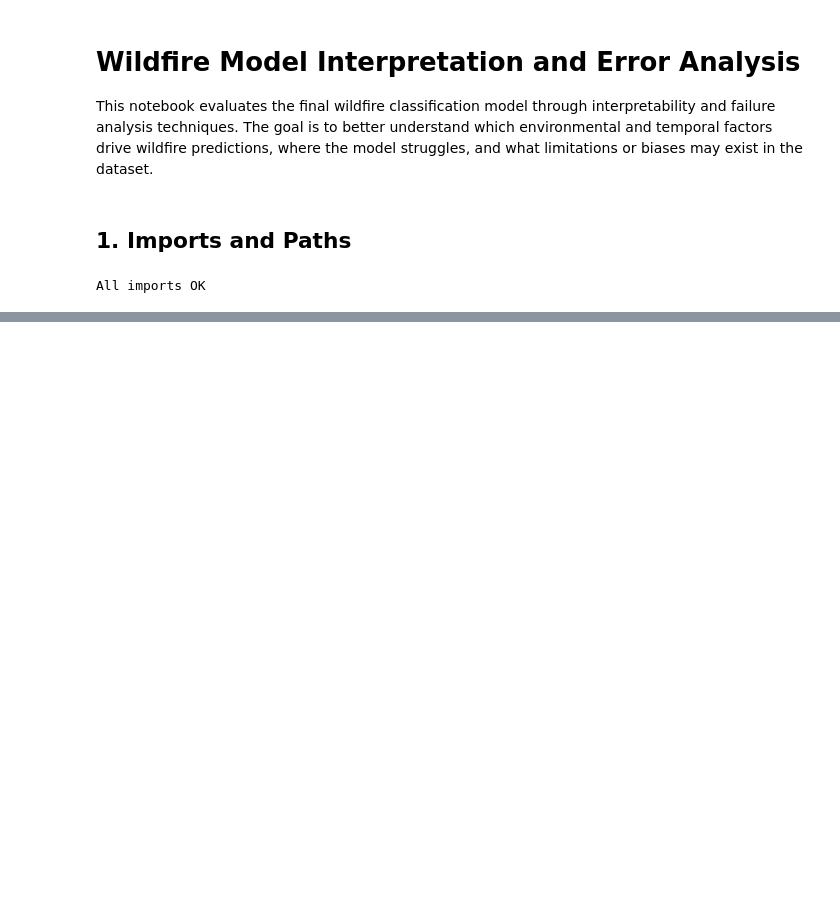
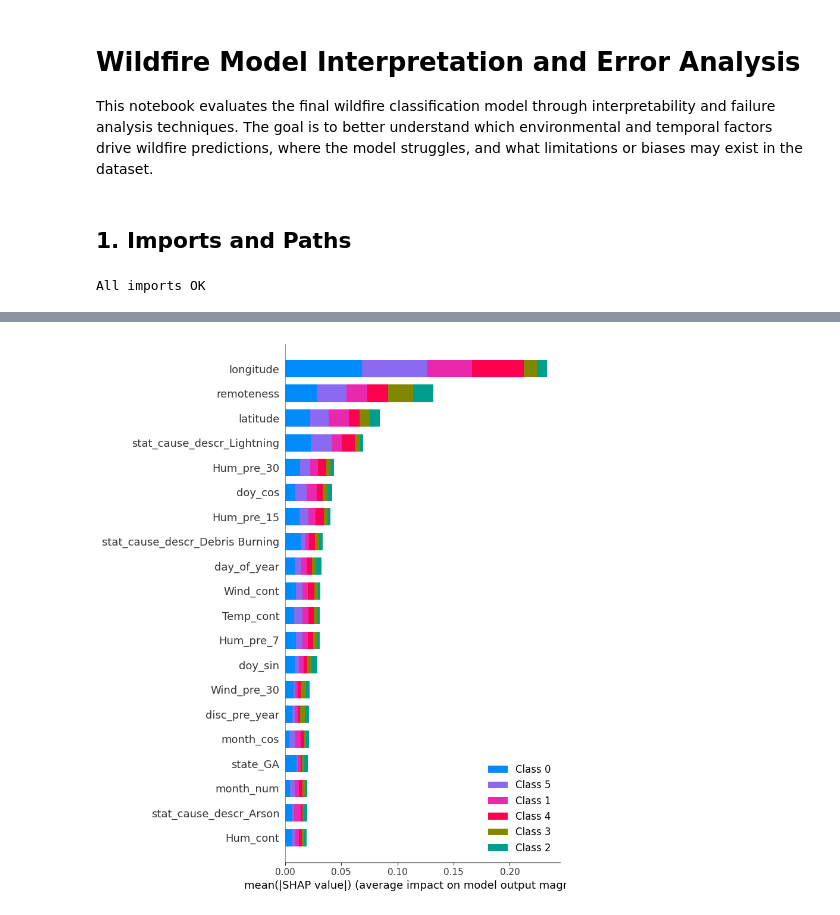
Before and after one commit to ryanntompkins/AIML-Final, a Jupyter notebook: notebooks/wildfire_interpretation.ipynb, the cells around one changed output, grey strips where cells are left out. Drawn from its saved outputs; the diff is of its cells as text; code cells hidden in the pictures; blank space fills up the shorter version.

```diff
--- a/notebooks/wildfire_interpretation.ipynb
+++ b/notebooks/wildfire_interpretation.ipynb
@@ -67,0 +330,9 @@ FileNotFoundError: [Errno 2] No such file or directory: '../outputs/best_model_r
+# %%
+# convert transformed SHAP data into dataframe with feature names
+X_shap_named = pd.DataFrame(
+    X_shap_transformed,
+    columns=feature_names
+)
+
+print(X_shap_named.shape)
+X_shap_named.head()
@@ -67,0 +348,15 @@ FileNotFoundError: [Errno 2] No such file or directory: '../outputs/best_model_r
+# %%
+## compute values
+explainer = shap.TreeExplainer(final_model)
+
+shap_values = explainer.shap_values(X_shap_named)
+# %%
+## summary plot
+## bar
+shap.summary_plot(
+    shap_values,
+    X_shap_named,
+    plot_type="bar"
+)
+# %% [output]
+[figure, added]
```
Also changed, not shown: parts of 26 cells of this notebook.
